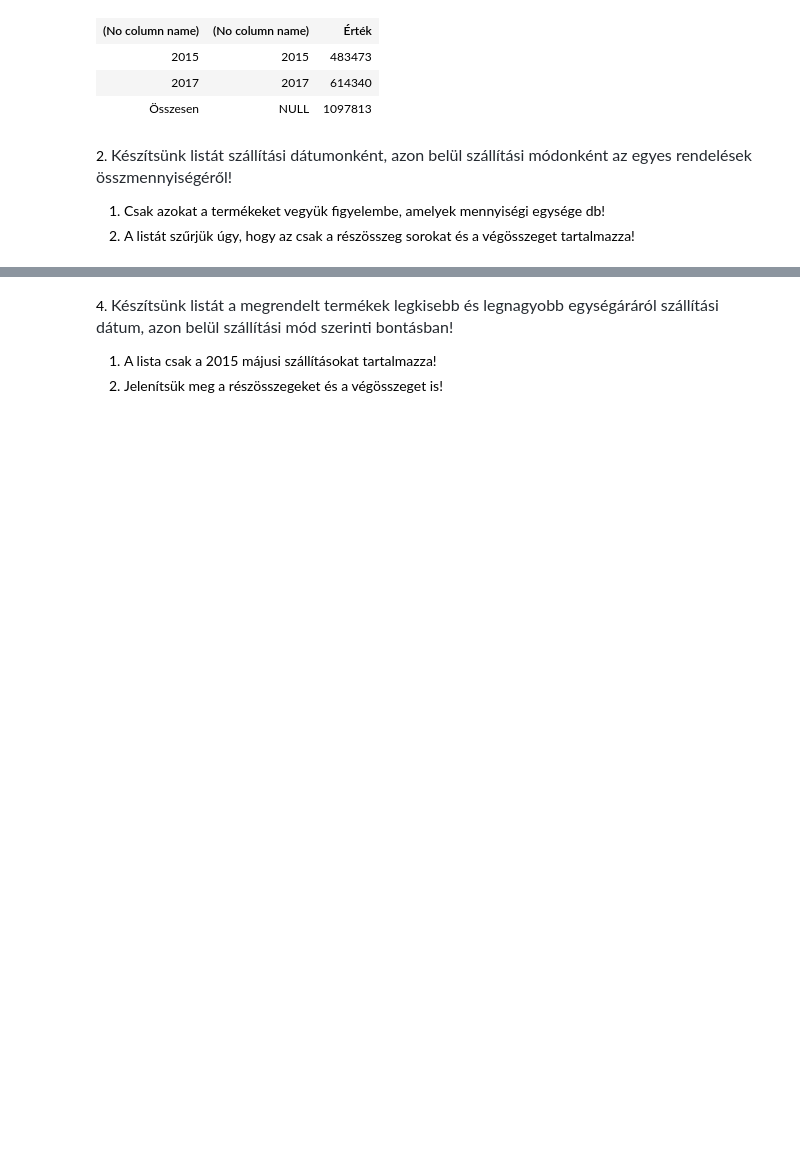
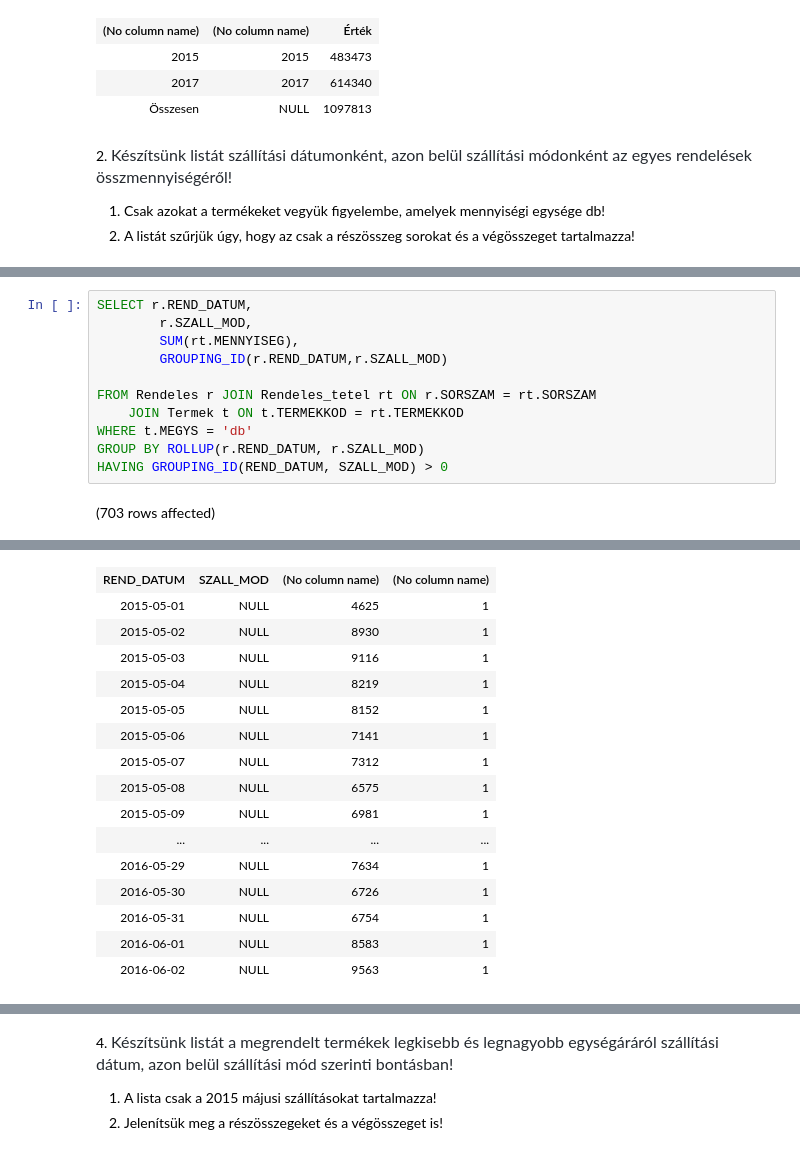
Before and after one commit to csokibalazs/SQLGyak, a Jupyter notebook: 5.gyak/gyakorlat05_feladatok.ipynb, the cells around one changed output, grey strips where cells are left out. Saved outputs shown, nothing was run; the diff lists cells and outputs as text; blank space fills up the shorter version.

````diff
--- a/5.gyak/gyakorlat05_feladatok.ipynb
+++ b/5.gyak/gyakorlat05_feladatok.ipynb
@@ -49,0 +27,13 @@ Total execution time: 00:00:00.780
+# %%
+SELECT r.REND_DATUM,
+        r.SZALL_MOD,
+        SUM(rt.MENNYISEG),
+        GROUPING_ID(r.REND_DATUM,r.SZALL_MOD)
+
+FROM Rendeles r JOIN Rendeles_tetel rt ON r.SORSZAM = rt.SORSZAM
+    JOIN Termek t ON t.TERMEKKOD = rt.TERMEKKOD
+WHERE t.MEGYS = 'db'
+GROUP BY ROLLUP(r.REND_DATUM, r.SZALL_MOD)
+HAVING GROUPING_ID(REND_DATUM, SZALL_MOD) > 0
+# %% [output]
+(703 rows affected)
@@ -50,3 +41,19 @@ Total execution time: 00:00:00.780
+| REND_DATUM | SZALL_MOD | (No column name) | (No column name) |
+| 2015-05-01 | NULL | 4625 | 1 |
+| 2015-05-02 | NULL | 8930 | 1 |
+| 2015-05-03 | NULL | 9116 | 1 |
+| 2015-05-04 | NULL | 8219 | 1 |
+| 2015-05-05 | NULL | 8152 | 1 |
+| 2015-05-06 | NULL | 7141 | 1 |
+| 2015-05-07 | NULL | 7312 | 1 |
+| 2015-05-08 | NULL | 6575 | 1 |
+| 2015-05-09 | NULL | 6981 | 1 |
+| ... | ... | ... | ... |
+| 2016-05-29 | NULL | 7634 | 1 |
+| 2016-05-30 | NULL | 6726 | 1 |
+| 2016-05-31 | NULL | 6754 | 1 |
+| 2016-06-01 | NULL | 8583 | 1 |
+| 2016-06-02 | NULL | 9563 | 1 |
 # %% [markdown]
 ```
 3. Hány olyan ügyfél van, aki még nem rendelt semmit?
````
Also changed, not shown: parts of 8 cells of this notebook.
